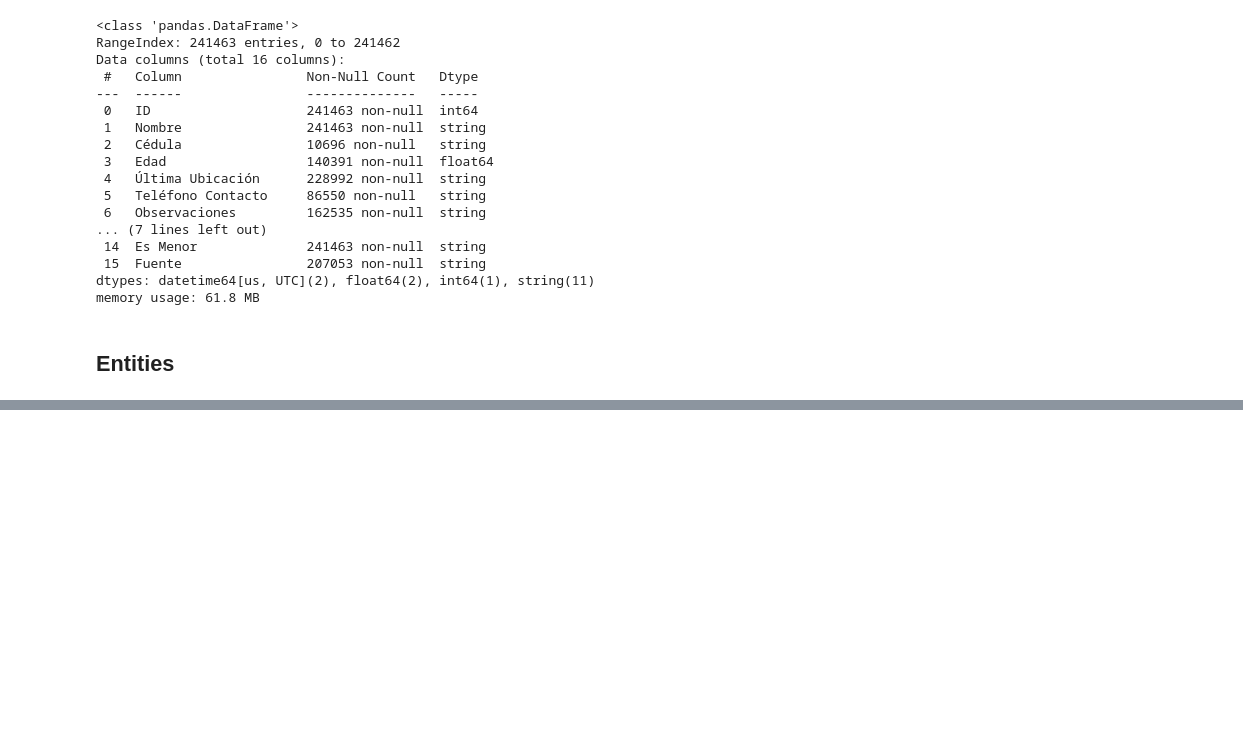
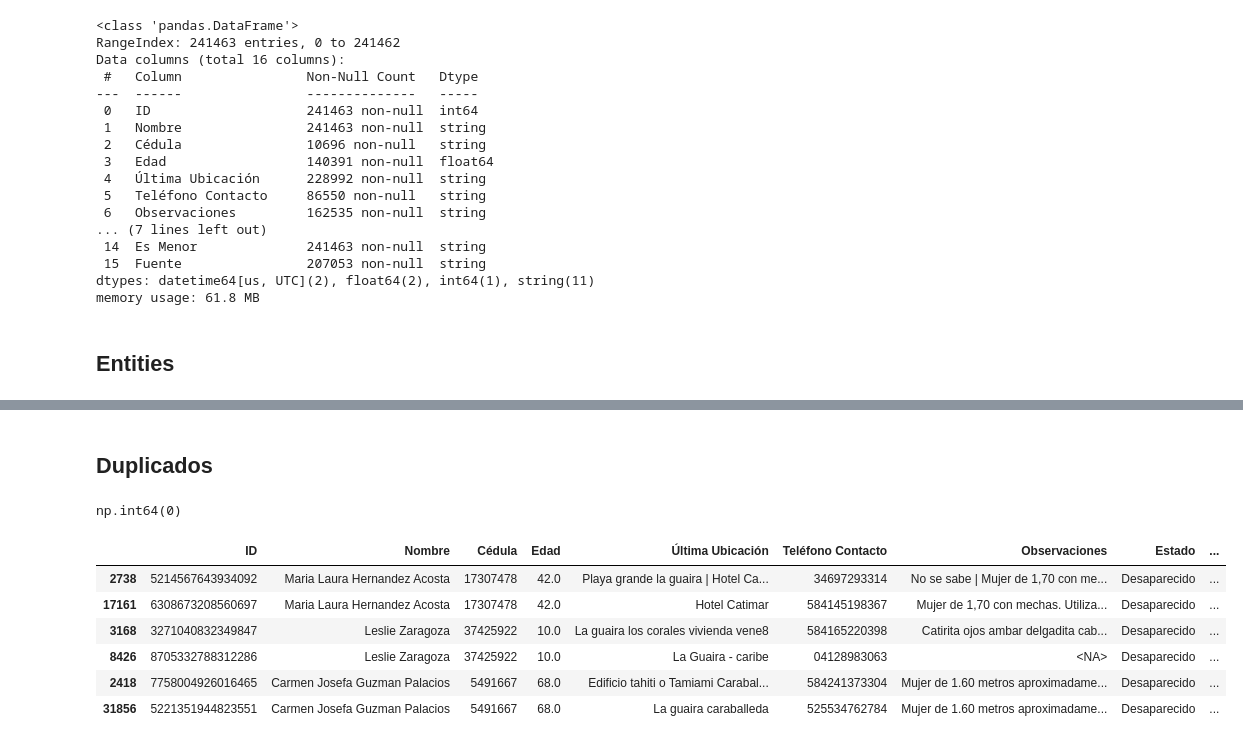
Before and after one commit to keyladiazv/aevdata_cleaning, a Jupyter notebook: analisis_datos/notebooks/01_exploracion_dataset.ipynb, the cells around one changed output, grey strips where cells are left out. Saved outputs shown, nothing was run; the diff lists cells and outputs as text; code cells hidden in the pictures; blank space fills up the shorter version.

Commit message:
Refactor pipeline de análisis de datos

```diff
--- a/analisis_datos/notebooks/01_exploracion_dataset.ipynb
+++ b/analisis_datos/notebooks/01_exploracion_dataset.ipynb
@@ -328,0 +292,4 @@ resumen_entities
+# %%
+# Inspección de datos válidos
+df_validos = df_entities[df_entities["Nombre_clean"].notna()].copy()
+df_validos.info()
@@ -328,0 +344,18 @@ resumen_entities
+# %%
+# Filtro básico de calidad de nombre
+df_validos = df_validos[
+    df_validos["Nombre_clean"].notna() &
+    (df_validos["Nombre_clean"].str.len() > 3)
+]
+# %%
+# Eliminar patrones basura
+basura = {"nn", "na", "ll", "j", "a", "d", "l", "yo"}
+
+df_validos = df_validos[
+    ~df_validos["Nombre_clean"].str.lower().isin(basura)
+]
+# %%
+# Detectar “parece nombre real”
+df_validos = df_validos[
+    df_validos["Nombre_clean"].str.contains(r"^[A-Za-zÁÉÍÓÚÑáéíóúñ ]{4,}$", regex=True)
+]
@@ -328,0 +377,23 @@ resumen_entities
+# %% [markdown]
+## Duplicados
+# %%
+# Duplicados exactos (fila completa)
+df_validos.duplicated().sum()
+# %% [output]
+np.int64(0)
+# %%
+# Filtrar solo cédulas válidas (no NaN) y duplicadas
+df_duplicados = df_validos[
+    df_validos["Cédula"].notna() &
+    df_validos["Cédula"].duplicated(keep=False)
+].sort_values("Cédula")
+
+df_duplicados
+# %% [output]
+|  | ID | Nombre | Cédula | Edad | Última Ubicación | Teléfono Contacto | Observaciones | Estado | ... |
+| 2738 | 5214567643934092 | Maria Laura Hernandez Acosta | 17307478 | 42.0 | Playa grande la guaira | Hotel Ca... | 34697293314 | No se sabe | Mujer de 1,70 con me... | Desaparecido | ... |
+| 17161 | 6308673208560697 | Maria Laura Hernandez Acosta | 17307478 | 42.0 | Hotel Catimar | 584145198367 | Mujer de 1,70 con mechas. Utiliza... | Desaparecido | ... |
+| 3168 | 3271040832349847 | Leslie Zaragoza | 37425922 | 10.0 | La guaira los corales vivienda vene8 | 584165220398 | Catirita ojos ambar delgadita cab... | Desaparecido | ... |
+| 8426 | 8705332788312286 | Leslie Zaragoza | 37425922 | 10.0 | La Guaira - caribe | 04128983063 | <NA> | Desaparecido | ... |
+| 2418 | 7758004926016465 | Carmen Josefa Guzman Palacios | 5491667 | 68.0 | Edificio tahiti o Tamiami Carabal... | 584241373304 | Mujer de 1.60 metros aproximadame... | Desaparecido | ... |
+| 31856 | 5221351944823551 | Carmen Josefa Guzman Palacios | 5491667 | 68.0 | La guaira caraballeda | 525534762784 | Mujer de 1.60 metros aproximadame... | Desaparecido | ... |
```
Also changed, not shown: parts of 32 cells of this notebook, 18 other files.
